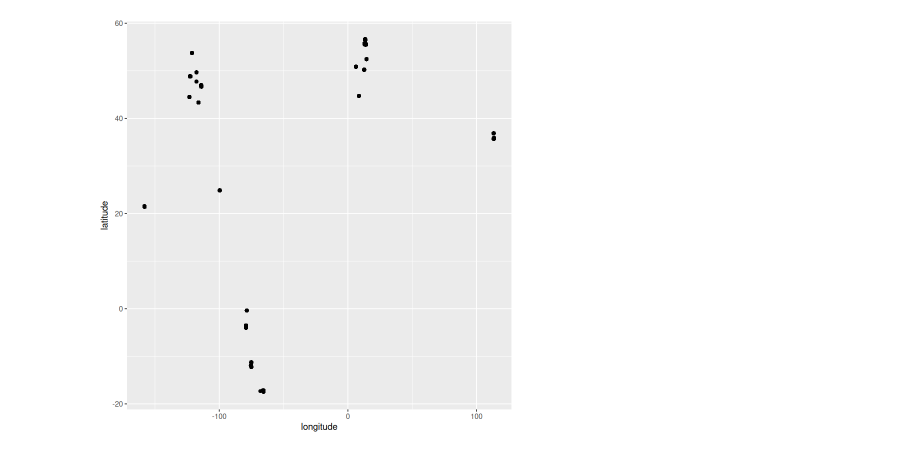
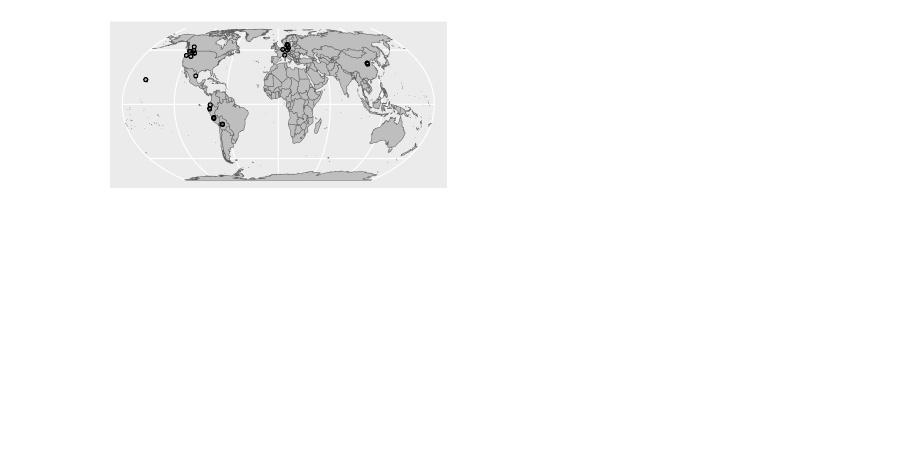
Before and after one commit to CU-ESIIL/biotic_niche_modeling, a Jupyter notebook: analysis/globalamfungi_analysis.ipynb, the cells around one changed output. Drawn from its saved outputs; the diff is of its cells as text; code cells hidden in the pictures; blank space fills up the shorter version.

```diff
--- a/analysis/globalamfungi_analysis.ipynb
+++ b/analysis/globalamfungi_analysis.ipynb
@@ -53,10 +82,19 @@ inner_join(
 # ℹ more rows
 # %%
 count(tbl(con, "locations"), taxon_id)
-
+world <- ne_countries(scale = "medium", returnclass = "sf")
 ggplot(
   data = tbl(con, "locations")
 ) +
-  geom_point(aes(x = longitude, y = latitude))
+  geom_sf(
+    data = world, fill="grey", show.legend = FALSE
+  ) +
+  geom_point(
+    aes(x = longitude, y = latitude),
+    shape = 21, color = "black", fill = NA, alpha = .5) +
+  coord_sf(crs = "WGS84 +proj=eqearth", default_crs = "EPSG:4326") +
+  labs(
+    x = element_blank(), y = element_blank()
+  )
 # %% [output]
 # Source:   SQL [?? x 2]
@@ -76,4 +114,4 @@ ggplot(
 # ℹ more rows
-[figure, old version]
+[figure, new version]
 # %%
 dbDisconnect(con, shutdown = TRUE)
```
Also changed, not shown: parts of 4 cells of this notebook, 3 other files.
